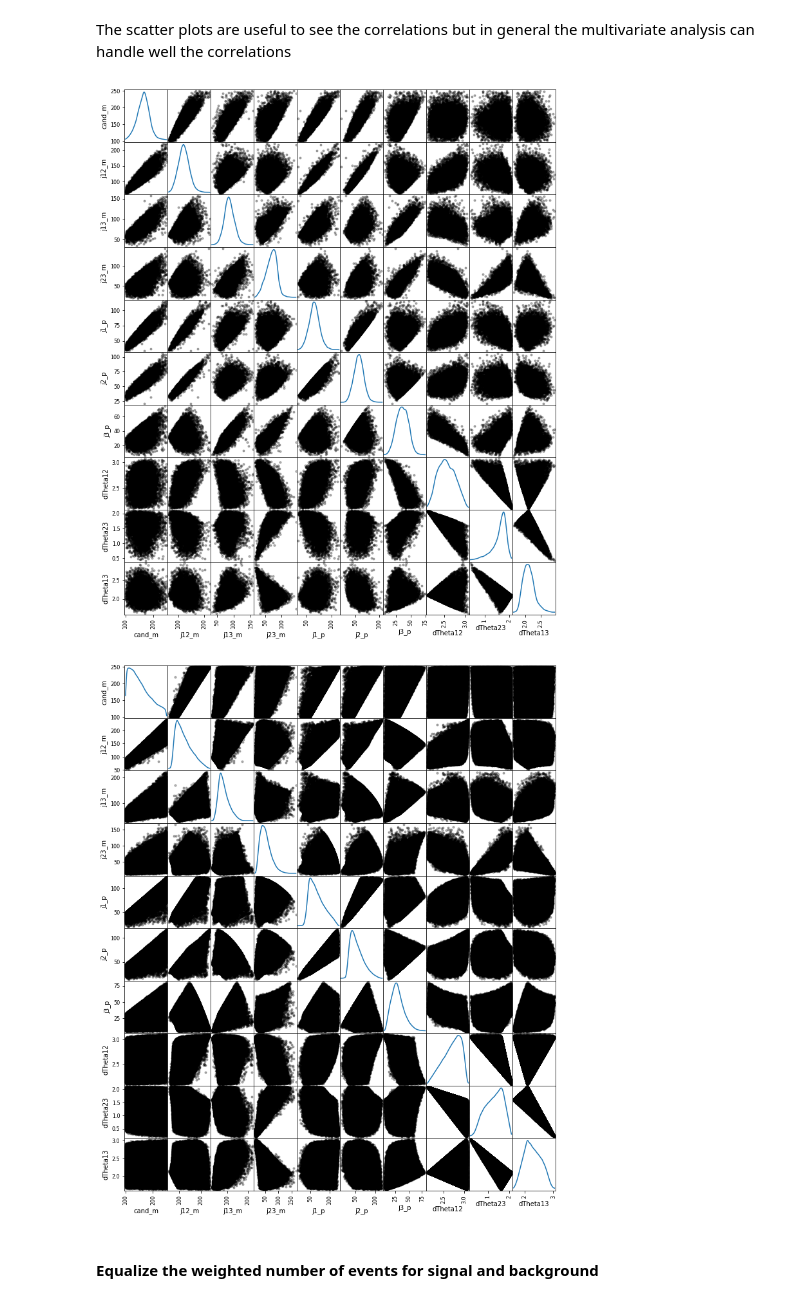
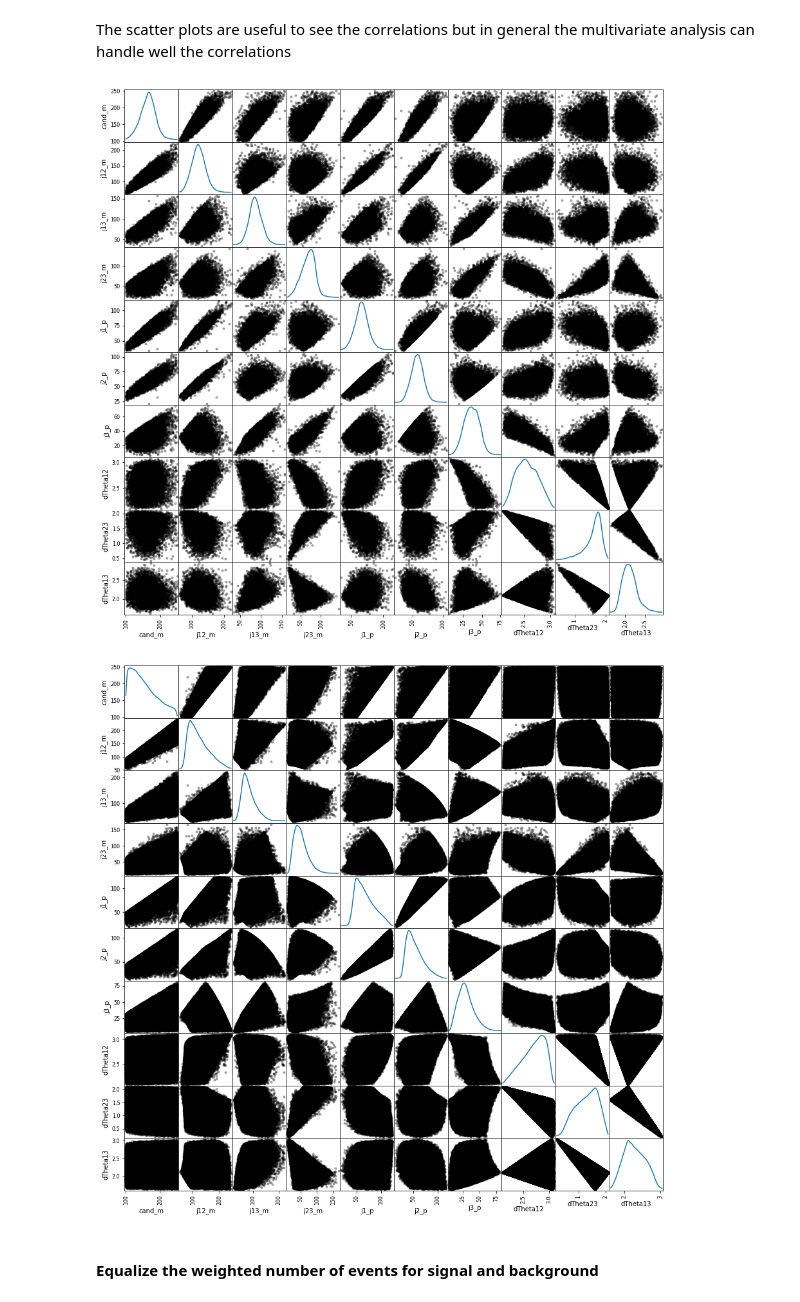
Before and after one commit to lihux25/Projects, a Jupyter notebook: scikit_learn/top_tagger.ipynb, the cells around one changed output. Saved outputs shown, nothing was run; the diff lists cells and outputs as text; code cells hidden in the pictures.

Commit message:
adjust figure size

```diff
--- a/scikit_learn/top_tagger.ipynb
+++ b/scikit_learn/top_tagger.ipynb
@@ -61,13 +61,14 @@ for iy in range(nfig_y):
 # %% [markdown]
 The scatter plots are useful to see the correlations but in general the multivariate analysis can handle well the correlations
 # %%
+plt.rc('figure', figsize=(15, 15))
 _=pd.scatter_matrix(df[df['answer']==1].ix[:, :'dTheta13'], diagonal='kde', c='k', alpha=0.3)
 # %% [output]
-[figure, old version]
+[figure, new version]
 # %%
 _=pd.scatter_matrix(df[df['answer']==0].ix[:, :'dTheta13'], diagonal='kde', c='k', alpha=0.3)
 # %% [output]
-[figure, old version]
+[figure, new version]
 # %% [markdown]
 #### Equalize the weighted number of events for signal and background
 # %%
```
Also changed, not shown: parts of 6 cells of this notebook, 1 other file.
